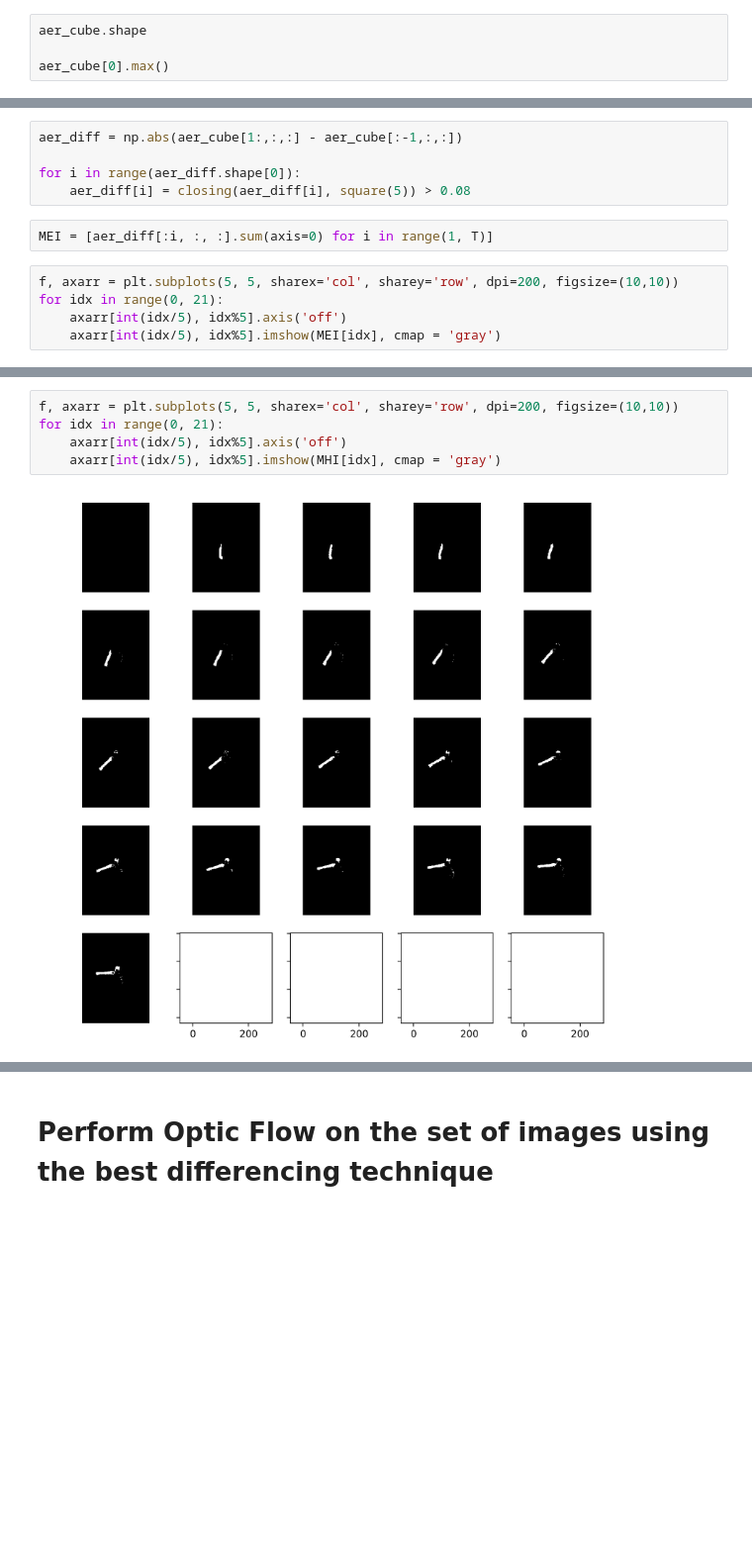
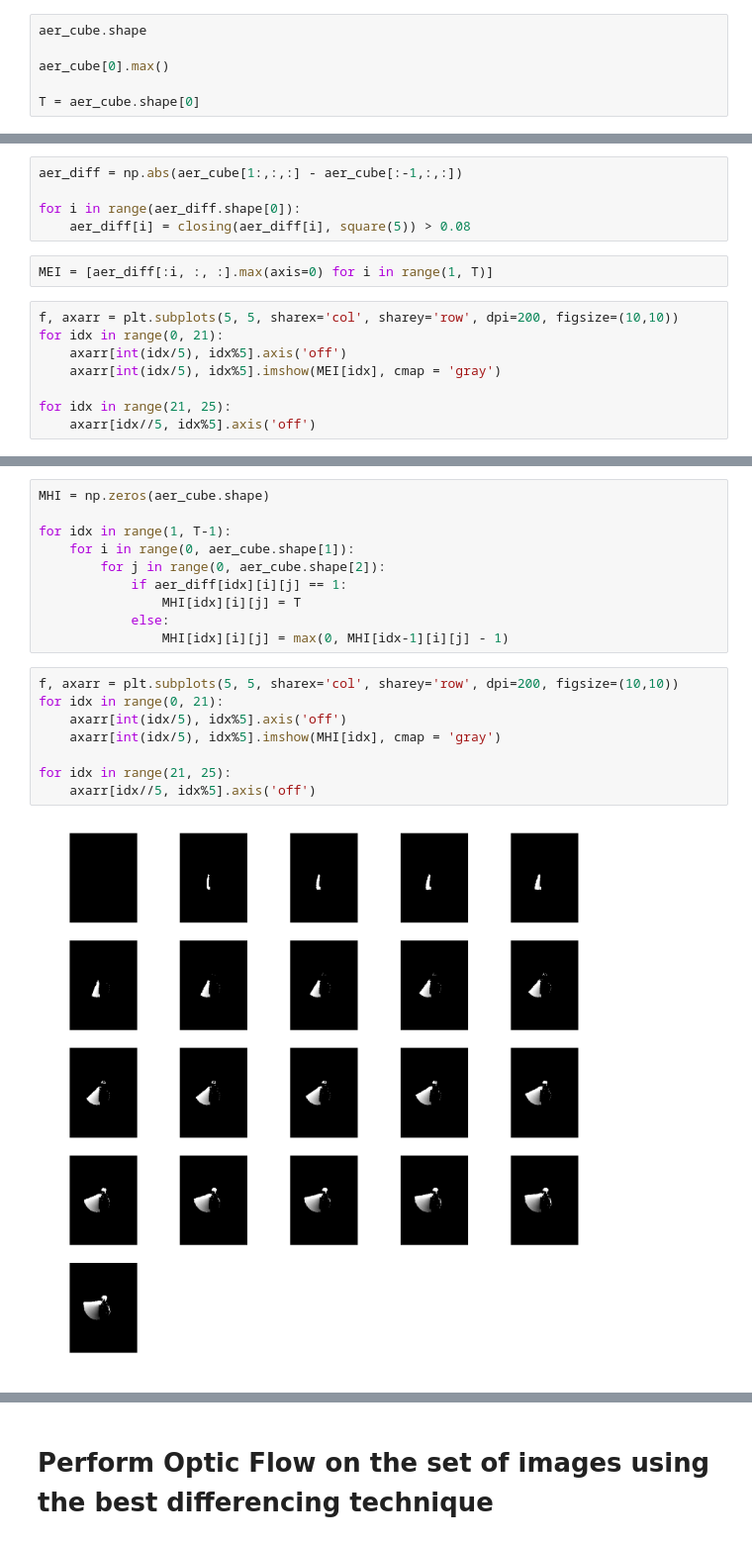
Before and after one commit to TheAnig/computer-vision, a Jupyter notebook: hw5/hw5-soln.ipynb, the cells around one changed output, grey strips where cells are left out. Shown: that part at 99% size. Drawn from its saved outputs; the diff is of its cells as text; blank space fills up the shorter version.

```diff
--- a/hw5/hw5-soln.ipynb
+++ b/hw5/hw5-soln.ipynb
@@ -65,3 +134,5 @@ aer_cube=np.array(aer_cube)
 aer_cube.shape
 
 aer_cube[0].max()
+
+T = aer_cube.shape[0]
@@ -73,10 +142,13 @@ aer_diff = np.abs(aer_cube[1:,:,:] - aer_cube[:-1,:,:])
 for i in range(aer_diff.shape[0]):
     aer_diff[i] = closing(aer_diff[i], square(5)) > 0.08
 # %%
-MEI = [aer_diff[:i, :, :].sum(axis=0) for i in range(1, T)]
+MEI = [aer_diff[:i, :, :].max(axis=0) for i in range(1, T)]
 # %%
 f, axarr = plt.subplots(5, 5, sharex='col', sharey='row', dpi=200, figsize=(10,10))
 for idx in range(0, 21):
     axarr[int(idx/5), idx%5].axis('off')
     axarr[int(idx/5), idx%5].imshow(MEI[idx], cmap = 'gray')
+
+for idx in range(21, 25):
+    axarr[idx//5, idx%5].axis('off')
 # %% [output]
@@ -86,7 +158,20 @@ MHI = [aer_diff[i, :, :]*i for i in range(0, T-1)]
+# %%
+MHI = np.zeros(aer_cube.shape)
+
+for idx in range(1, T-1):
+    for i in range(0, aer_cube.shape[1]):
+        for j in range(0, aer_cube.shape[2]):
+            if aer_diff[idx][i][j] == 1:
+                MHI[idx][i][j] = T
+            else:
+                MHI[idx][i][j] = max(0, MHI[idx-1][i][j] - 1)
 # %%
 f, axarr = plt.subplots(5, 5, sharex='col', sharey='row', dpi=200, figsize=(10,10))
 for idx in range(0, 21):
     axarr[int(idx/5), idx%5].axis('off')
     axarr[int(idx/5), idx%5].imshow(MHI[idx], cmap = 'gray')
+
+for idx in range(21, 25):
+    axarr[idx//5, idx%5].axis('off')
 # %% [output]
-[figure, old version]
+[figure, new version]
```
Also changed, not shown: parts of 34 cells of this notebook, 21 other files.
